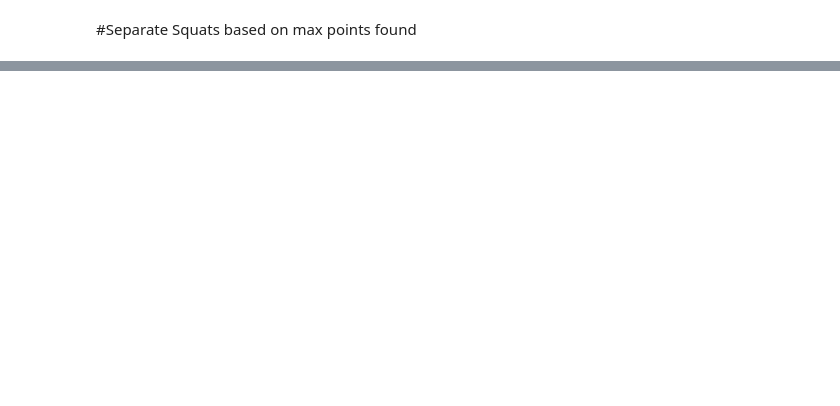
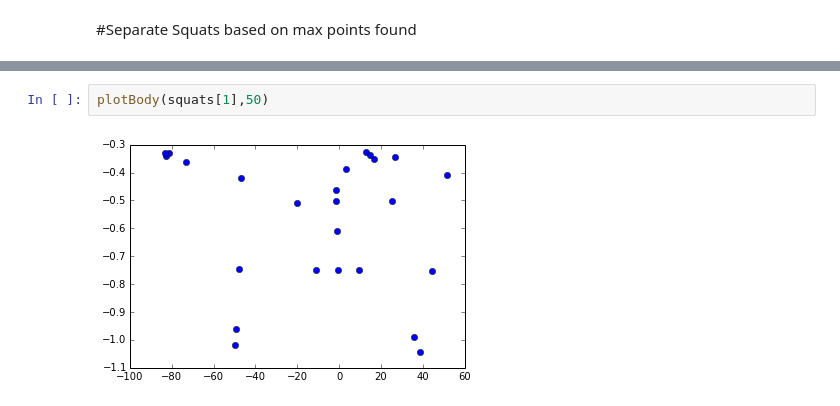
Before and after one commit to bgarcia7/ai_trainer, a Jupyter notebook: Data Preprocessing.ipynb, the cells around one changed output, grey strips where cells are left out. Cells and saved outputs as stored; diff of their text form; blank space fills up the shorter version.

```diff
--- a/Data Preprocessing.ipynb
+++ b/Data Preprocessing.ipynb
@@ -78,0 +151,4 @@ plt.legend()
+# %%
+plotBody(squats[1],50)
+# %% [output]
+[figure, added]
```
Also changed, not shown: parts of 15 cells of this notebook, 19 other files.
